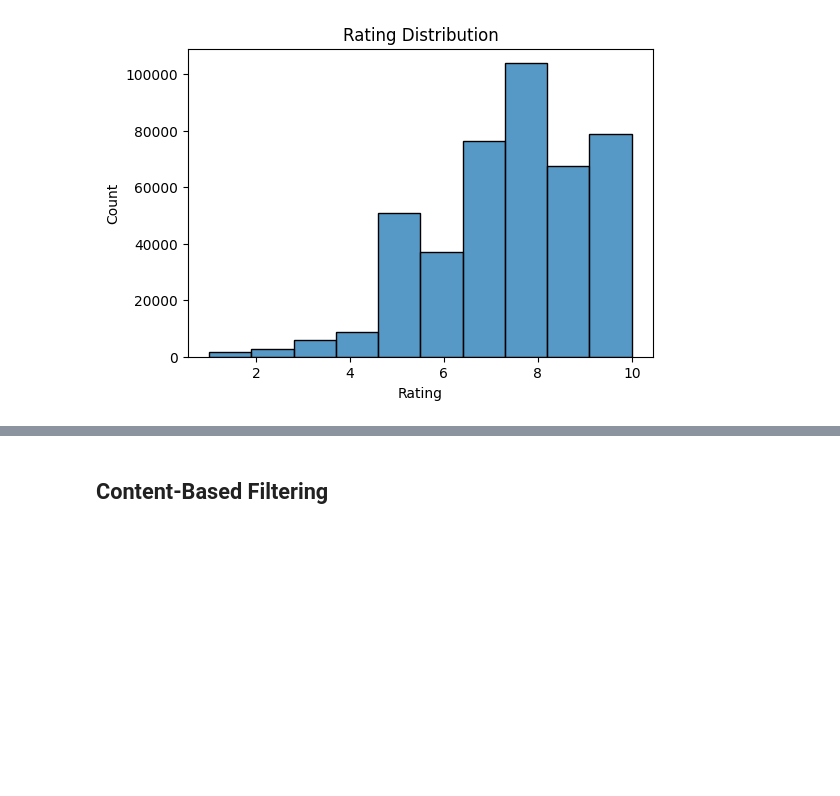
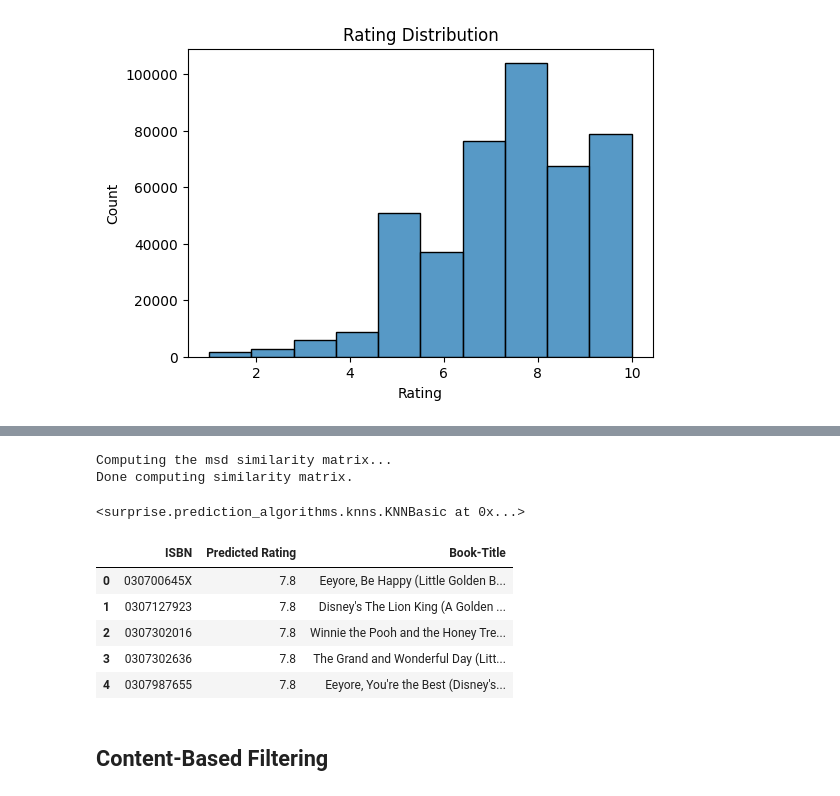
Before and after one commit to spsi-gh/Book-Recommendation-System, a Jupyter notebook: Book_Recommendation_System.ipynb, the cells around one changed output, grey strips where cells are left out. Drawn from its saved outputs; the diff is of its cells as text; code cells hidden in the pictures; blank space fills up the shorter version.

```diff
--- a/Book_Recommendation_System.ipynb
+++ b/Book_Recommendation_System.ipynb
@@ -154,6 +154,10 @@ plt.show()
 [figure]
 # %%
 ratings_clean = ratings[ratings['Book-Rating'] > 0]
+# %%
+active_users = ratings_clean['User-ID'].value_counts()
+active_users = active_users[active_users >= 50].index
+ratings_clean = ratings_clean[ratings_clean['User-ID'].isin(active_users)]
 # %%
 plt.figure(figsize=(6,4))
 sns.histplot(ratings_clean, x= 'Book-Rating', bins = 10, kde=False)
@@ -168,2 +182,36 @@ top_books = ratings_clean['ISBN'].value_counts().head(10)
+# %%
+reader = Reader(rating_scale=(1, 10))
+data = Dataset.load_from_df(ratings_clean[['User-ID', 'ISBN', 'Book-Rating']], reader)
+trainset, testset = train_test_split(data, test_size=0.2, random_state=42)
+# %%
+model_knn = KNNBasic()
+model_knn.fit(trainset)
+# %% [output]
+Computing the msd similarity matrix...
+Done computing similarity matrix.
+<surprise.prediction_algorithms.knns.KNNBasic at 0x...>
+# %%
+books_clean = books.copy()
+def recommend_books_for_user(user_id, model, n=5):
+    rated_books = ratings_clean[ratings_clean['User-ID'] == user_id]['ISBN'].tolist()
+    all_books = ratings_clean['ISBN'].unique()
+    unrated_books = [isbn for isbn in all_books if isbn not in rated_books]
+
+    predictions = [model.predict(user_id, isbn) for isbn in unrated_books]
+    top_preds = sorted(predictions, key=lambda x: x.est, reverse=True)[:n]
+
+    return pd.DataFrame({
+        'ISBN': [p.iid for p in top_preds],
+        'Predicted Rating': [round(p.est, 2) for p in top_preds]
+    }).merge(books_clean[['ISBN', 'Book-Title']], on='ISBN', how='left')
+# %%
+recommend_books_for_user(276729, model_knn)
+# %% [output]
+|  | ISBN | Predicted Rating | Book-Title |
+| 0 | 030700645X | 7.8 | Eeyore, Be Happy (Little Golden B... |
+| 1 | 0307127923 | 7.8 | Disney's The Lion King (A Golden ... |
+| 2 | 0307302016 | 7.8 | Winnie the Pooh and the Honey Tre... |
+| 3 | 0307302636 | 7.8 | The Grand and Wonderful Day (Litt... |
+| 4 | 0307987655 | 7.8 | Eeyore, You're the Best (Disney's... |
 # %% [markdown]
 ## Content-Based Filtering
```
Also changed, not shown: parts of 17 cells of this notebook.
